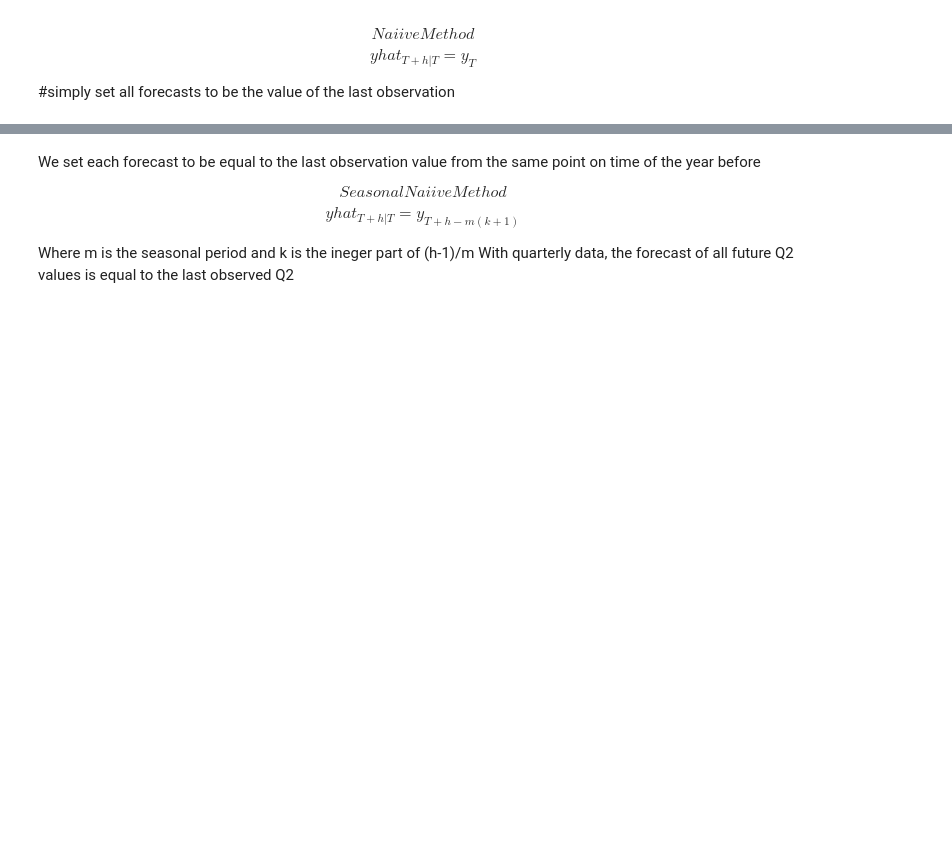
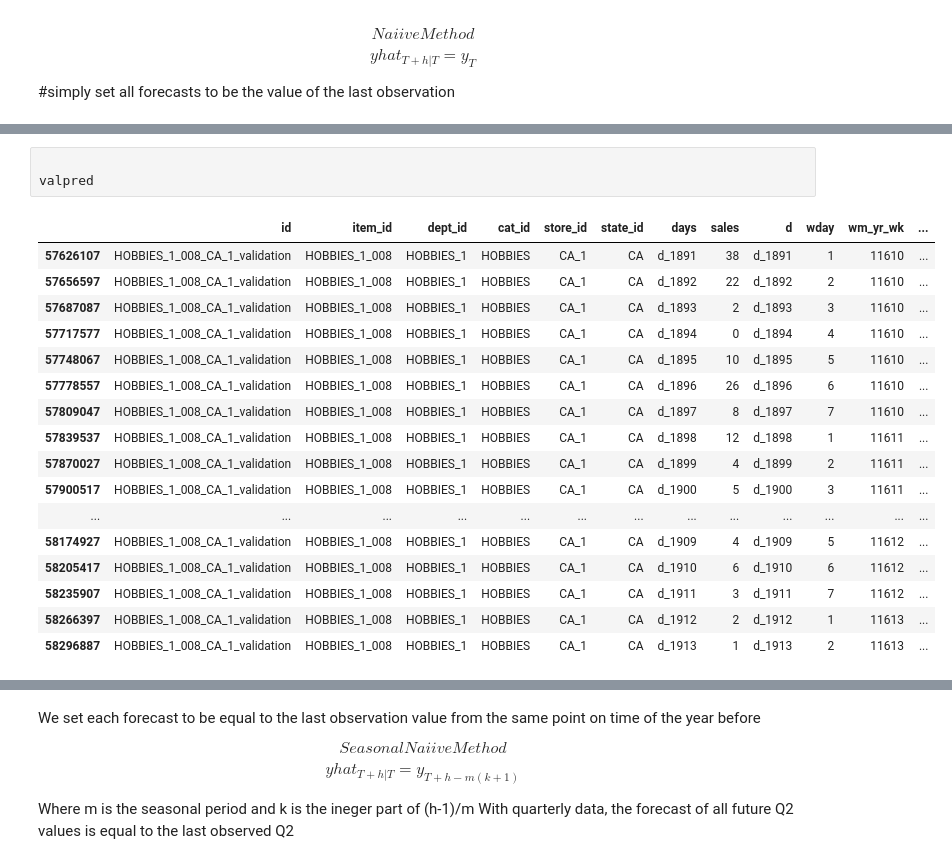
Before and after one commit to Mtaylert/Forecasting, a Jupyter notebook: code/Forecasting.ipynb, the cells around one changed output, grey strips where cells are left out. Cells and saved outputs as stored; diff of their text form; blank space fills up the shorter version.

```diff
--- a/code/Forecasting.ipynb
+++ b/code/Forecasting.ipynb
@@ -419,0 +441,21 @@ RMSE is 2.8196461243469866
+# %%
+
+valpred
+# %% [output]
+|  | id | item_id | dept_id | cat_id | store_id | state_id | days | sales | d | wday | wm_yr_wk | ... |
+| 57626107 | HOBBIES_1_008_CA_1_validation | HOBBIES_1_008 | HOBBIES_1 | HOBBIES | CA_1 | CA | d_1891 | 38 | d_1891 | 1 | 11610 | ... |
+| 57656597 | HOBBIES_1_008_CA_1_validation | HOBBIES_1_008 | HOBBIES_1 | HOBBIES | CA_1 | CA | d_1892 | 22 | d_1892 | 2 | 11610 | ... |
+| 57687087 | HOBBIES_1_008_CA_1_validation | HOBBIES_1_008 | HOBBIES_1 | HOBBIES | CA_1 | CA | d_1893 | 2 | d_1893 | 3 | 11610 | ... |
+| 57717577 | HOBBIES_1_008_CA_1_validation | HOBBIES_1_008 | HOBBIES_1 | HOBBIES | CA_1 | CA | d_1894 | 0 | d_1894 | 4 | 11610 | ... |
+| 57748067 | HOBBIES_1_008_CA_1_validation | HOBBIES_1_008 | HOBBIES_1 | HOBBIES | CA_1 | CA | d_1895 | 10 | d_1895 | 5 | 11610 | ... |
+| 57778557 | HOBBIES_1_008_CA_1_validation | HOBBIES_1_008 | HOBBIES_1 | HOBBIES | CA_1 | CA | d_1896 | 26 | d_1896 | 6 | 11610 | ... |
+| 57809047 | HOBBIES_1_008_CA_1_validation | HOBBIES_1_008 | HOBBIES_1 | HOBBIES | CA_1 | CA | d_1897 | 8 | d_1897 | 7 | 11610 | ... |
+| 57839537 | HOBBIES_1_008_CA_1_validation | HOBBIES_1_008 | HOBBIES_1 | HOBBIES | CA_1 | CA | d_1898 | 12 | d_1898 | 1 | 11611 | ... |
+| 57870027 | HOBBIES_1_008_CA_1_validation | HOBBIES_1_008 | HOBBIES_1 | HOBBIES | CA_1 | CA | d_1899 | 4 | d_1899 | 2 | 11611 | ... |
+| 57900517 | HOBBIES_1_008_CA_1_validation | HOBBIES_1_008 | HOBBIES_1 | HOBBIES | CA_1 | CA | d_1900 | 5 | d_1900 | 3 | 11611 | ... |
+| ... | ... | ... | ... | ... | ... | ... | ... | ... | ... | ... | ... | ... |
+| 58174927 | HOBBIES_1_008_CA_1_validation | HOBBIES_1_008 | HOBBIES_1 | HOBBIES | CA_1 | CA | d_1909 | 4 | d_1909 | 5 | 11612 | ... |
+| 58205417 | HOBBIES_1_008_CA_1_validation | HOBBIES_1_008 | HOBBIES_1 | HOBBIES | CA_1 | CA | d_1910 | 6 | d_1910 | 6 | 11612 | ... |
+| 58235907 | HOBBIES_1_008_CA_1_validation | HOBBIES_1_008 | HOBBIES_1 | HOBBIES | CA_1 | CA | d_1911 | 3 | d_1911 | 7 | 11612 | ... |
+| 58266397 | HOBBIES_1_008_CA_1_validation | HOBBIES_1_008 | HOBBIES_1 | HOBBIES | CA_1 | CA | d_1912 | 2 | d_1912 | 1 | 11613 | ... |
+| 58296887 | HOBBIES_1_008_CA_1_validation | HOBBIES_1_008 | HOBBIES_1 | HOBBIES | CA_1 | CA | d_1913 | 1 | d_1913 | 2 | 11613 | ... |
```
Also changed, not shown: parts of 26 cells of this notebook.
